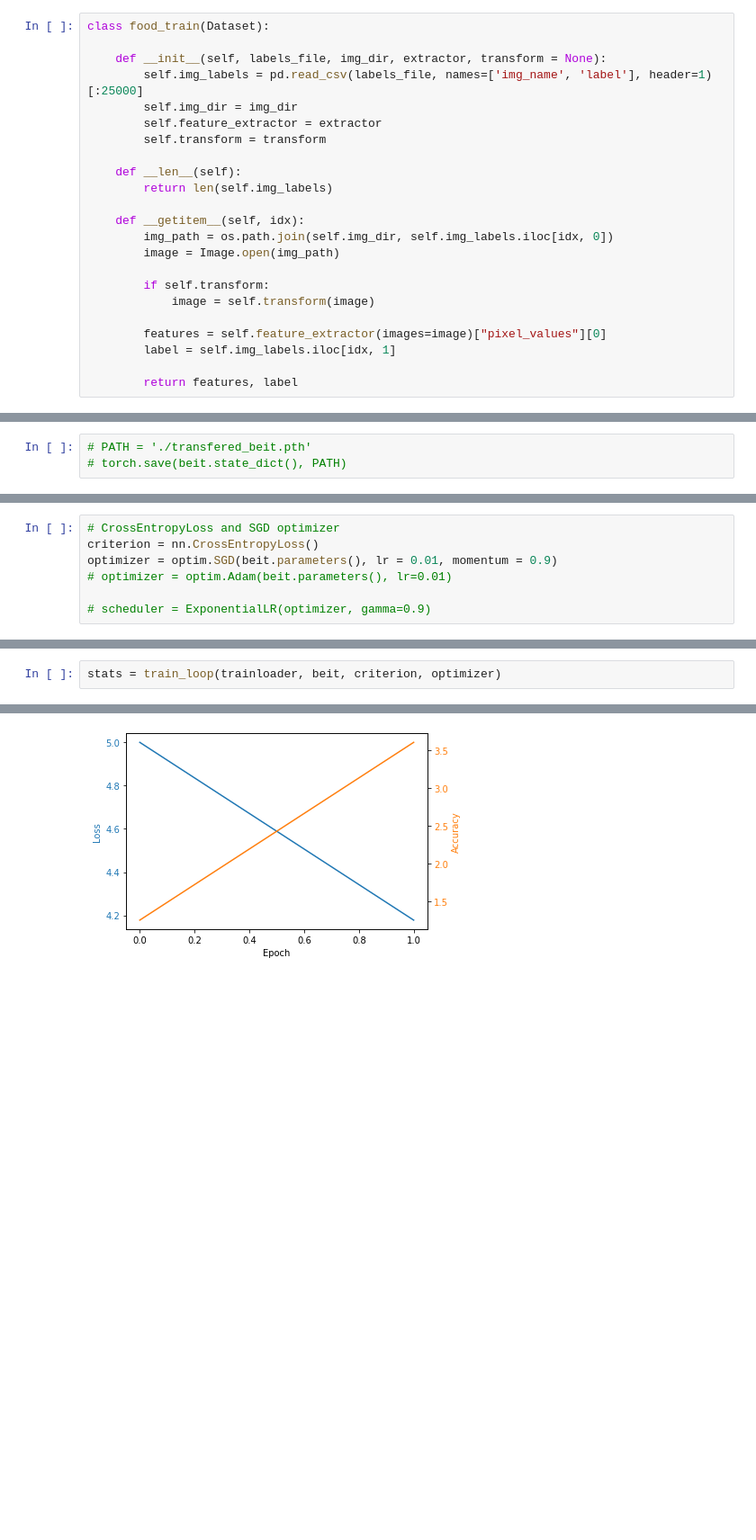
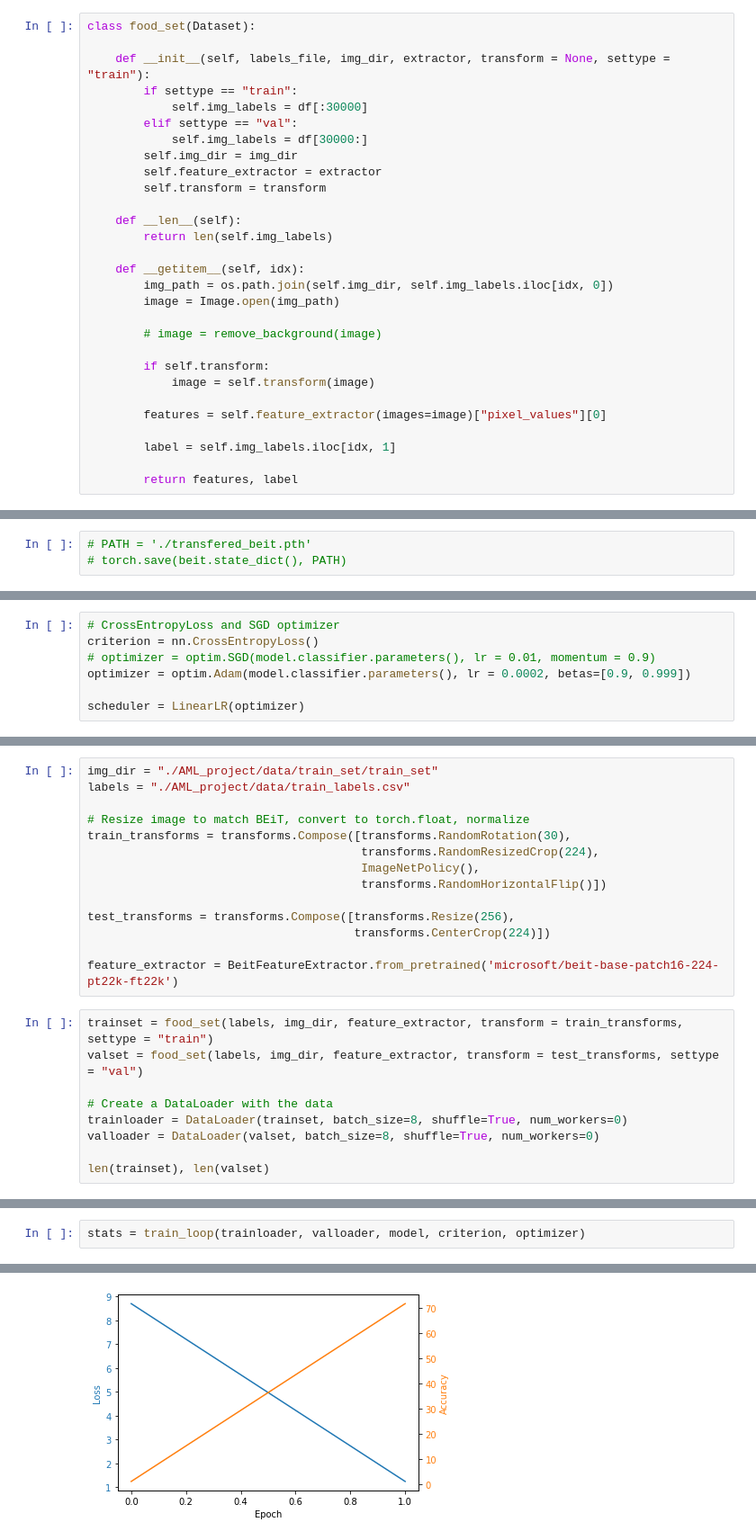
Before and after one commit to Roan-Schellingerhout/AML_project, a Jupyter notebook: models/BEiTer.ipynb, the cells around one changed output, grey strips where cells are left out. Shown: that part at 90% size. Saved outputs shown, nothing was run; the diff lists cells and outputs as text; blank space fills up the shorter version.

Commit message:
Implemented beit with extra layer

```diff
--- a/models/BEiTer.ipynb
+++ b/models/BEiTer.ipynb
@@ -34,8 +67,11 @@ device
 # %%
-class food_train(Dataset):
+class food_set(Dataset):
 
-    def __init__(self, labels_file, img_dir, extractor, transform = None):
-        self.img_labels = pd.read_csv(labels_file, names=['img_name', 'label'], header=1)[:25000]
+    def __init__(self, labels_file, img_dir, extractor, transform = None, settype = "train"):
+        if settype == "train":
+            self.img_labels = df[:30000]
+        elif settype == "val":
+            self.img_labels = df[30000:]
         self.img_dir = img_dir
         self.feature_extractor = extractor
         self.transform = transform
@@ -47,10 +83,13 @@ class food_train(Dataset):
         img_path = os.path.join(self.img_dir, self.img_labels.iloc[idx, 0])
         image = Image.open(img_path)
 
+        # image = remove_background(image)
+
         if self.transform:
             image = self.transform(image)
 
         features = self.feature_extractor(images=image)["pixel_values"][0]
+
         label = self.img_labels.iloc[idx, 1]
 
         return features, label
@@ -182,7 +232,7 @@ class beiter(nn.Module):
 # %%
 # CrossEntropyLoss and SGD optimizer
 criterion = nn.CrossEntropyLoss()
-optimizer = optim.SGD(beit.parameters(), lr = 0.01, momentum = 0.9)
-# optimizer = optim.Adam(beit.parameters(), lr=0.01)
+# optimizer = optim.SGD(model.classifier.parameters(), lr = 0.01, momentum = 0.9)
+optimizer = optim.Adam(model.classifier.parameters(), lr = 0.0002, betas=[0.9, 0.999])
 
-# scheduler = ExponentialLR(optimizer, gamma=0.9)
+scheduler = LinearLR(optimizer)
@@ -279,0 +239,23 @@ def test_loop(dataloader, model, criterion):
+# %%
+img_dir = "./AML_project/data/train_set/train_set"
+labels = "./AML_project/data/train_labels.csv"
+
+# Resize image to match BEiT, convert to torch.float, normalize
+train_transforms = transforms.Compose([transforms.RandomRotation(30),
+                                       transforms.RandomResizedCrop(224),
+                                       ImageNetPolicy(),
+                                       transforms.RandomHorizontalFlip()])
+
+test_transforms = transforms.Compose([transforms.Resize(256),
+                                      transforms.CenterCrop(224)])
+
+feature_extractor = BeitFeatureExtractor.from_pretrained('microsoft/beit-base-patch16-224-pt22k-ft22k')
+# %%
+trainset = food_set(labels, img_dir, feature_extractor, transform = train_transforms, settype = "train")
+valset = food_set(labels, img_dir, feature_extractor, transform = test_transforms, settype = "val")
+
+# Create a DataLoader with the data
+trainloader = DataLoader(trainset, batch_size=8, shuffle=True, num_workers=0)
+valloader = DataLoader(valset, batch_size=8, shuffle=True, num_workers=0)
+
+len(trainset), len(valset)
@@ -280,3 +271,3 @@ def test_loop(dataloader, model, criterion):
 # %%
-stats = train_loop(trainloader, beit, criterion, optimizer)
+stats = train_loop(trainloader, valloader, model, criterion, optimizer)
 # %% [output]
@@ -302 +291 @@ Test Error:
-[figure, old version]
+[figure, new version]
```
Also changed, not shown: parts of 20 cells of this notebook, 1 other file.
